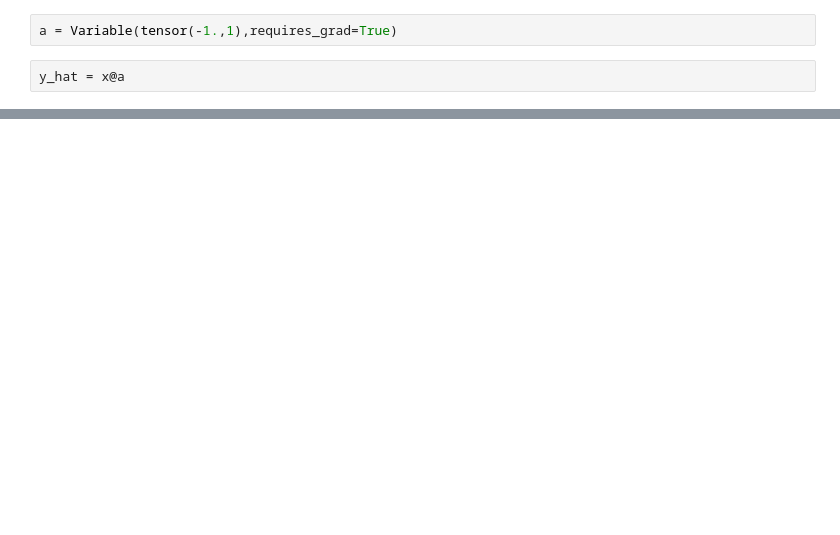
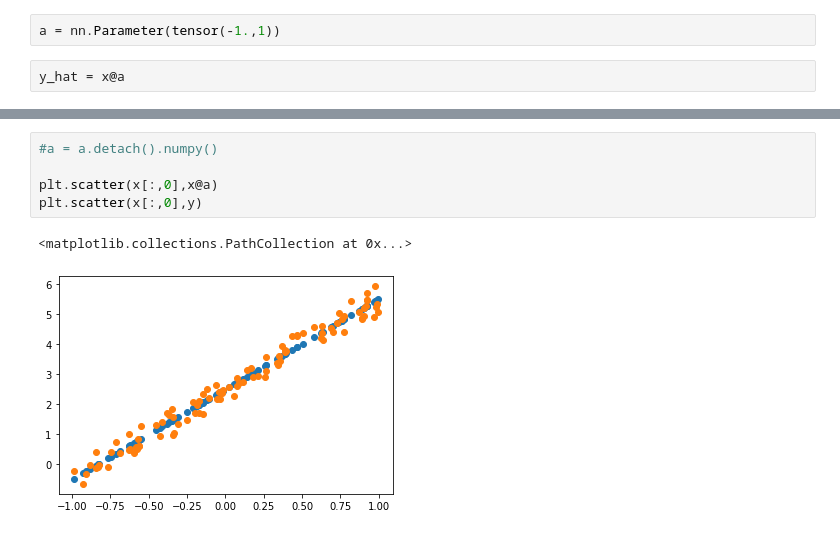
Before and after one commit to prd-dahal/FastAI, a Jupyter notebook: (scratch)_SGD_using_pytorch.ipynb, the cells around one changed output, grey strips where cells are left out. Saved outputs shown, nothing was run; the diff lists cells and outputs as text; blank space fills up the shorter version.

```diff
--- a/(scratch)_SGD_using_pytorch.ipynb
+++ b/(scratch)_SGD_using_pytorch.ipynb
@@ -21,7 +32,7 @@ plt.scatter(x[:,0],y)
  def mse(y_hat, y):
    return ((y_hat-y)**2).mean()
 # %%
-a = Variable(tensor(-1.,1),requires_grad=True)
+a = nn.Parameter(tensor(-1.,1))
 # %%
 y_hat = x@a
 # %%
@@ -44,0 +81,8 @@ for t in range(100):
+# %%
+#a = a.detach().numpy()
+
+plt.scatter(x[:,0],x@a)
+plt.scatter(x[:,0],y)
+# %% [output]
+<matplotlib.collections.PathCollection at 0x...>
+[figure, added]
```
Also changed, not shown: parts of 7 cells of this notebook.
